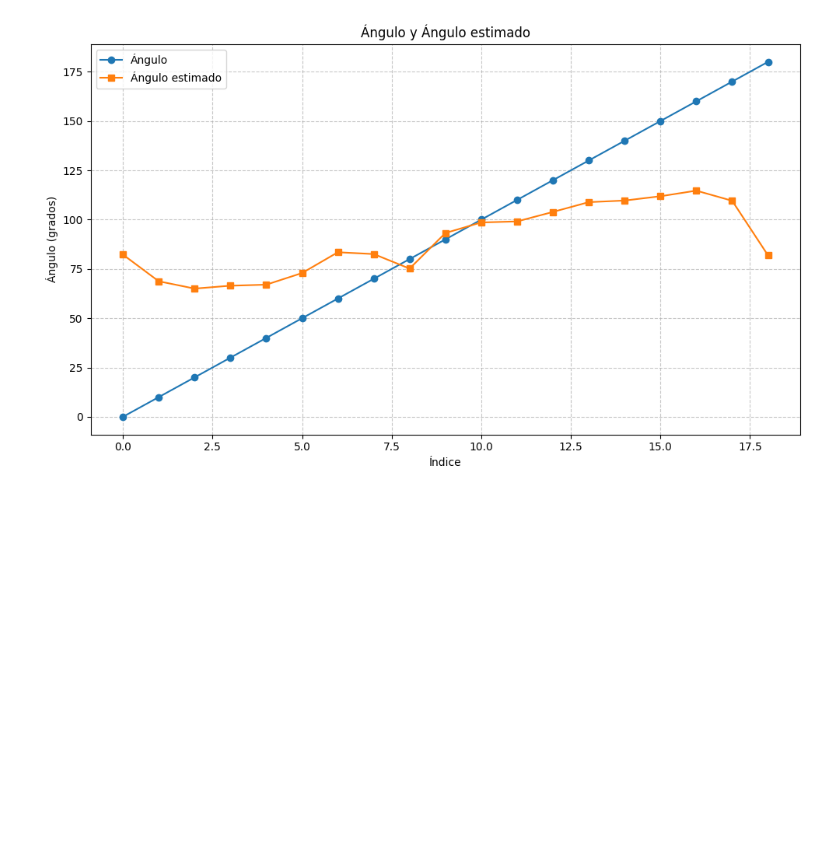
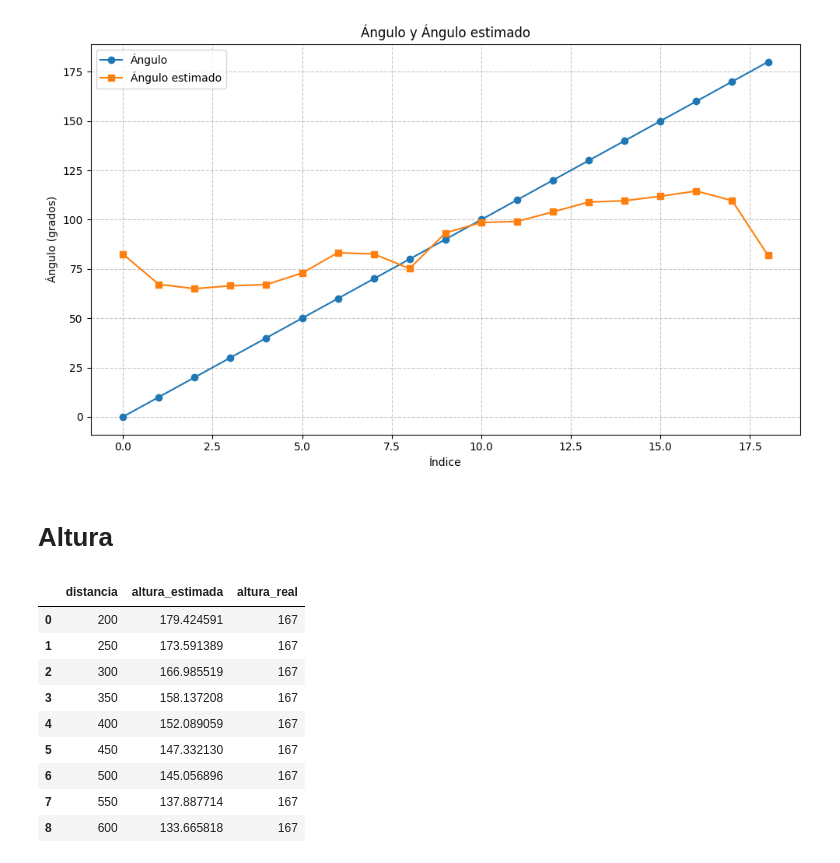
Before and after one commit to stevenaraujo98/integracion_pcl, a Jupyter notebook: get_res.ipynb, the cells around one changed output. Drawn from its saved outputs; the diff is of its cells as text; code cells hidden in the pictures; blank space fills up the shorter version.

```diff
--- a/get_res.ipynb
+++ b/get_res.ipynb
@@ -472,3 +479,5 @@ plt.tight_layout()
 plt.show()
 # %% [output]
 [figure]
+# %% [markdown]
+# Altura
@@ -474,0 +495,13 @@ plt.show()
+# %%
+df_val_height
+# %% [output]
+|  | distancia | altura_estimada | altura_real |
+| 0 | 200 | 179.424591 | 167 |
+| 1 | 250 | 173.591389 | 167 |
+| 2 | 300 | 166.985519 | 167 |
+| 3 | 350 | 158.137208 | 167 |
+| 4 | 400 | 152.089059 | 167 |
+| 5 | 450 | 147.332130 | 167 |
+| 6 | 500 | 145.056896 | 167 |
+| 7 | 550 | 137.887714 | 167 |
+| 8 | 600 | 133.665818 | 167 |
```
Also changed, not shown: parts of 15 cells of this notebook, 4 other files.
